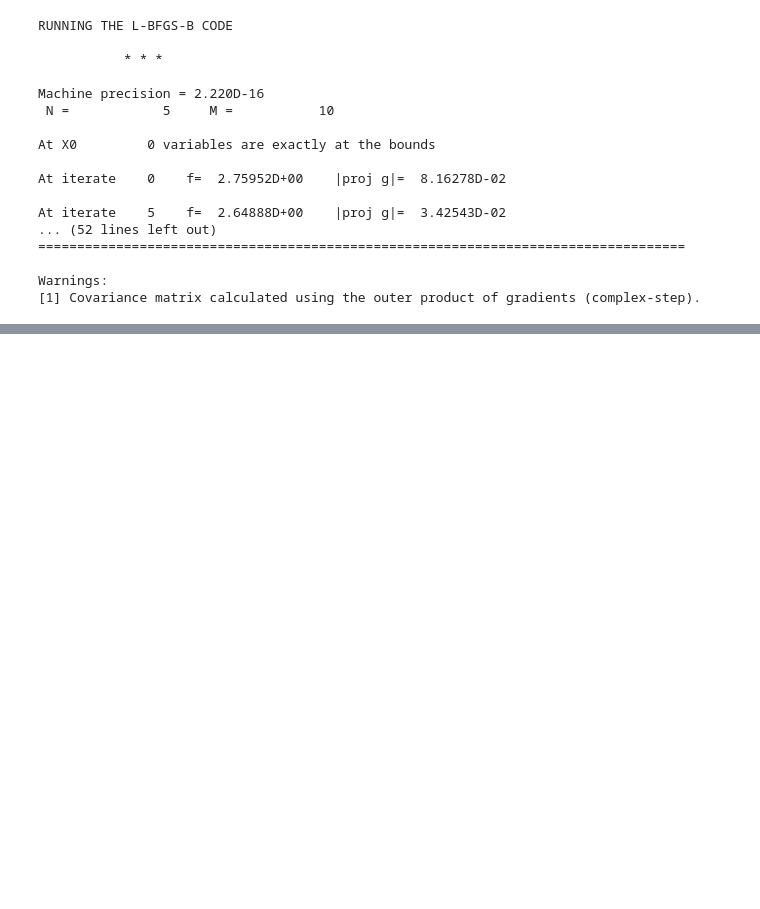
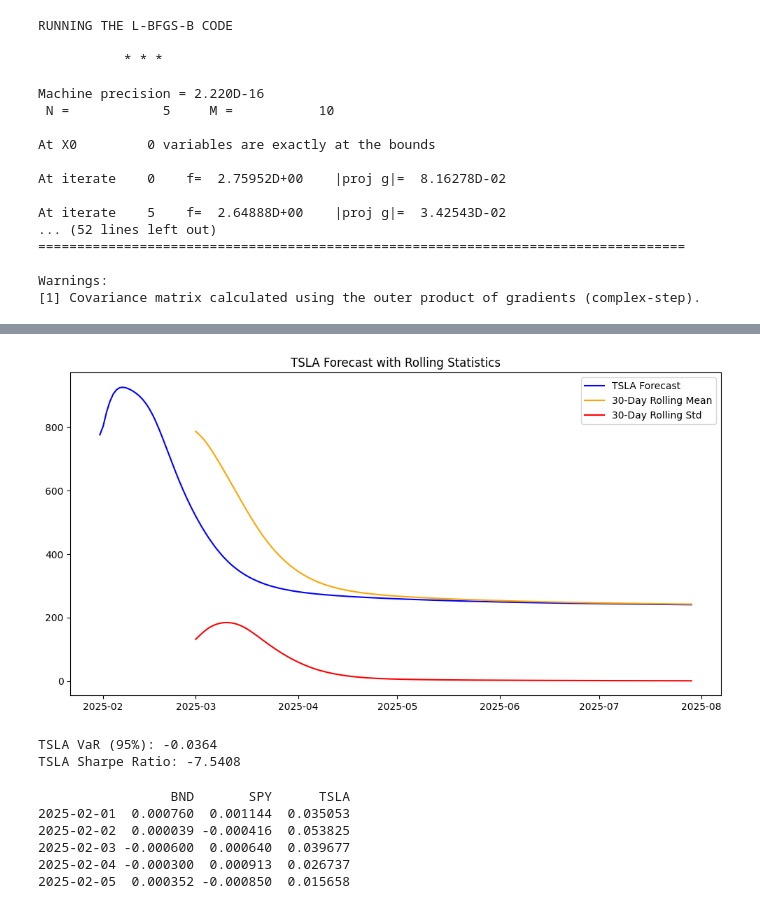
Before and after one commit to habeshaethiopia/Time-Series-Forecasting, a Jupyter notebook: notebooks/Train.ipynb, the cells around one changed output, grey strips where cells are left out. Saved outputs shown, nothing was run; the diff lists cells and outputs as text; code cells hidden in the pictures; blank space fills up the shorter version.

```diff
--- a/notebooks/Train.ipynb
+++ b/notebooks/Train.ipynb
@@ -234,0 +326,26 @@ plt.show()
+# %%
+import pandas as pd
+
+# Ensure the index is in datetime format
+test["SPY"].index = pd.to_datetime(test["SPY"].index)
+
+# Define the forecast horizon (6 months)
+forecast_steps = 180
+
+# Generate a date range for the forecasted values
+forecast_index = pd.date_range(start=test["SPY"].index[-1], periods=forecast_steps + 1, freq='D', )[1:]
+
+# Fit the ARIMA model
+model_spy_fit = model_spy.fit()
+
+# Get forecast instead of using .forecast()
+forecast_results = model_spy_fit.get_forecast(steps=forecast_steps)
+
+# Extract mean predictions
+forecast_spy = forecast_results.predicted_mean
+
+# Assign correct datetime index
+forecast_spy.index = forecast_index
+
+# Display forecast
+print(forecast_spy)
@@ -234,0 +419,44 @@ plt.show()
+# %%
+# Calculate rolling statistics for TSLA forecast
+tsla_rolling_mean = forecast_tsla_series.rolling(window=30).mean()
+tsla_rolling_std = forecast_tsla_series.rolling(window=30).std()
+
+# Plot rolling statistics
+plt.figure(figsize=(12, 6))
+plt.plot(forecast_index, forecast_tsla_series, label='TSLA Forecast', color='blue')
+plt.plot(forecast_index, tsla_rolling_mean, label='30-Day Rolling Mean', color='orange')
+plt.plot(forecast_index, tsla_rolling_std, label='30-Day Rolling Std', color='red')
+plt.title("TSLA Forecast with Rolling Statistics")
+plt.legend()
+plt.show()
+# %% [output]
+[figure, added]
+# %%
+# Calculate daily returns for TSLA forecast
+tsla_returns = forecast_tsla_series.pct_change().dropna()
+
+# Value at Risk (VaR) at 95% confidence level
+var_95 = np.percentile(tsla_returns, 5)
+print(f"TSLA VaR (95%): {var_95:.4f}")
+
+# Sharpe Ratio
+risk_free_rate = 0.02  # Annual risk-free rate
+mean_return = tsla_returns.mean() * 252  # Annualized mean return
+std_dev = tsla_returns.std() * np.sqrt(252)  # Annualized standard deviation
+sharpe_ratio = (mean_return - risk_free_rate) / std_dev
+print(f"TSLA Sharpe Ratio: {sharpe_ratio:.4f}")
+# %% [output]
+TSLA VaR (95%): -0.0364
+TSLA Sharpe Ratio: -7.5408
+# %%
+# Compute daily returns
+returns = forecast_df.pct_change().dropna()
+
+print(returns.head())
+# %% [output]
+                 BND       SPY      TSLA
+2025-02-01  0.000760  0.001144  0.035053
+2025-02-02  0.000039 -0.000416  0.053825
+2025-02-03 -0.000600  0.000640  0.039677
+2025-02-04 -0.000300  0.000913  0.026737
+2025-02-05  0.000352 -0.000850  0.015658
```
Also changed, not shown: parts of 18 cells of this notebook.
